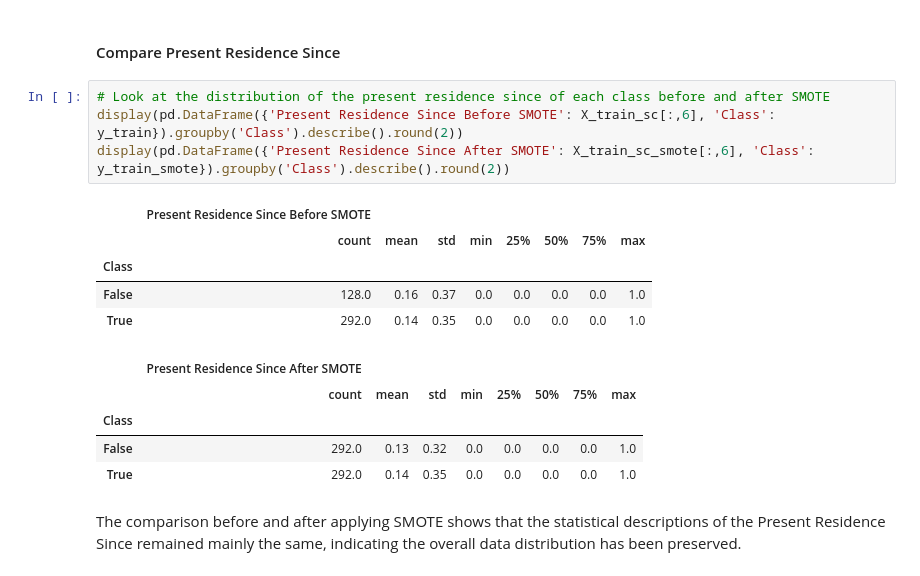
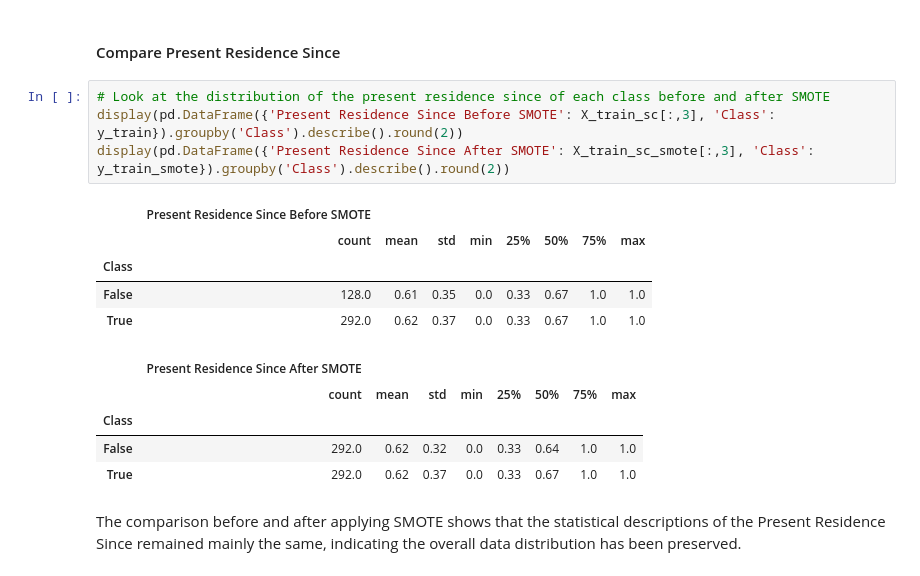
Before and after one commit to GittiGitus/Deep_Learning, a Jupyter notebook: experiments.ipynb, the cells around one changed output. Saved outputs shown, nothing was run; the diff lists cells and outputs as text.

```diff
--- a/experiments.ipynb
+++ b/experiments.ipynb
@@ -613,19 +637,19 @@ The comparison before and after applying SMOTE shows that the statistical descri
 #### Compare Present Residence Since
 # %%
 # Look at the distribution of the present residence since of each class before and after SMOTE
-display(pd.DataFrame({'Present Residence Since Before SMOTE': X_train_sc[:,6], 'Class': y_train}).groupby('Class').describe().round(2))
-display(pd.DataFrame({'Present Residence Since After SMOTE': X_train_sc_smote[:,6], 'Class': y_train_smote}).groupby('Class').describe().round(2))
+display(pd.DataFrame({'Present Residence Since Before SMOTE': X_train_sc[:,3], 'Class': y_train}).groupby('Class').describe().round(2))
+display(pd.DataFrame({'Present Residence Since After SMOTE': X_train_sc_smote[:,3], 'Class': y_train_smote}).groupby('Class').describe().round(2))
 # %% [output]
 |  | Present Residence Since Before SMOTE |  |  |  |  |  |  |  |
 |  | count | mean | std | min | 25% | 50% | 75% | max |
 | Class |  |  |  |  |  |  |  |  |
-| False | 128.0 | 0.16 | 0.37 | 0.0 | 0.0 | 0.0 | 0.0 | 1.0 |
-| True | 292.0 | 0.14 | 0.35 | 0.0 | 0.0 | 0.0 | 0.0 | 1.0 |
+| False | 128.0 | 0.61 | 0.35 | 0.0 | 0.33 | 0.67 | 1.0 | 1.0 |
+| True | 292.0 | 0.62 | 0.37 | 0.0 | 0.33 | 0.67 | 1.0 | 1.0 |
 |  | Present Residence Since After SMOTE |  |  |  |  |  |  |  |
 |  | count | mean | std | min | 25% | 50% | 75% | max |
 | Class |  |  |  |  |  |  |  |  |
-| False | 292.0 | 0.13 | 0.32 | 0.0 | 0.0 | 0.0 | 0.0 | 1.0 |
-| True | 292.0 | 0.14 | 0.35 | 0.0 | 0.0 | 0.0 | 0.0 | 1.0 |
+| False | 292.0 | 0.62 | 0.32 | 0.0 | 0.33 | 0.64 | 1.0 | 1.0 |
+| True | 292.0 | 0.62 | 0.37 | 0.0 | 0.33 | 0.67 | 1.0 | 1.0 |
 # %% [markdown]
 The comparison before and after applying SMOTE shows that the statistical descriptions of the Present Residence Since remained mainly the same, indicating the overall data distribution has been preserved.
 # %% [markdown]
```
Also changed, not shown: parts of 35 cells of this notebook.
